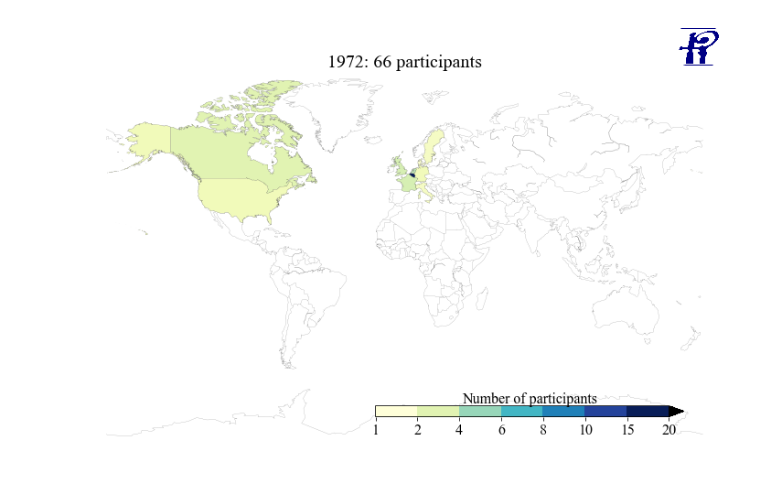
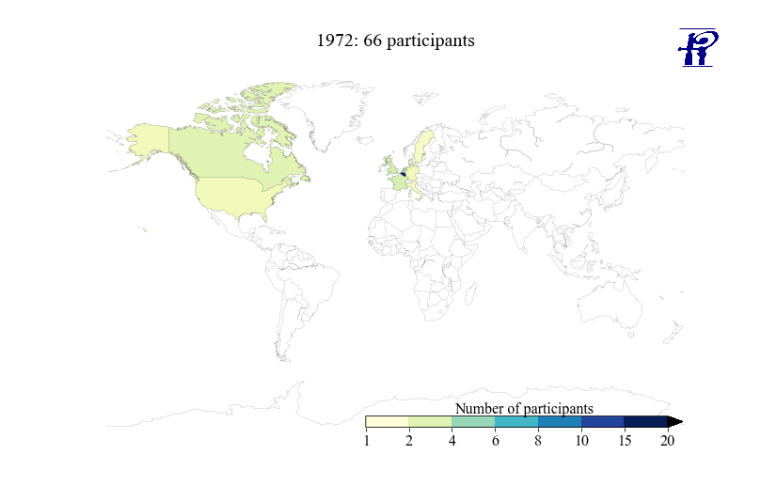
Before and after one commit to gher-uliege/Liege-Colloquium-on-Ocean-Dynamics, a Jupyter notebook: notebook/plot_participants_map.ipynb, the cells around one changed output. Saved outputs shown, nothing was run; the diff lists cells and outputs as text; code cells hidden in the pictures.

```diff
--- a/notebook/plot_participants_map.ipynb
+++ b/notebook/plot_participants_map.ipynb
@@ -17,25 +17,28 @@ datafilelist = sorted(glob.glob(os.path.join(datadir, "ParticipantList-1972*.tsv
 if not os.path.exists(figdir):
     os.makedirs(figdir)
 # %%
-m = Basemap(projection='mill',llcrnrlat=-80,urcrnrlat=85,\
+m = Basemap(projection='mill',llcrnrlat=-90,urcrnrlat=90,
             llcrnrlon=-180,urcrnrlon=180,resolution='c')
+
+# Test with orthographic projection: not very successful!
+# m = Basemap(projection='ortho',lon_0=-15,lat_0=25,resolution='l')
 
 for datafile in datafilelist:
     logger.info("Working on file {}".format(datafile))
 
     # Get year from filename
     match = re.search(r'ParticipantList-(\d{4}).tsv', datafile)
     year = match.group(1)
 
     # Build fig name
     figname = os.path.join(figdir, "participant-map-{0}.png".format(year))
 
     # Get the list of iso-codes
     country_iso_list = liegecolloquium.countries_from_particitant_list(datafile)
 
     # Make a nice map out of it
     liegecolloquium.make_country_map(country_iso_list, countryshapefile, m, figname, year=year,
                                      bounds=(1, 2, 4, 6, 8, 10, 15, 20),
                                      logofile="../logos/logo_colloquium.png")
 # %% [output]
-[figure, old version]
+[figure, new version]
```
Also changed, not shown: 6 other files.
